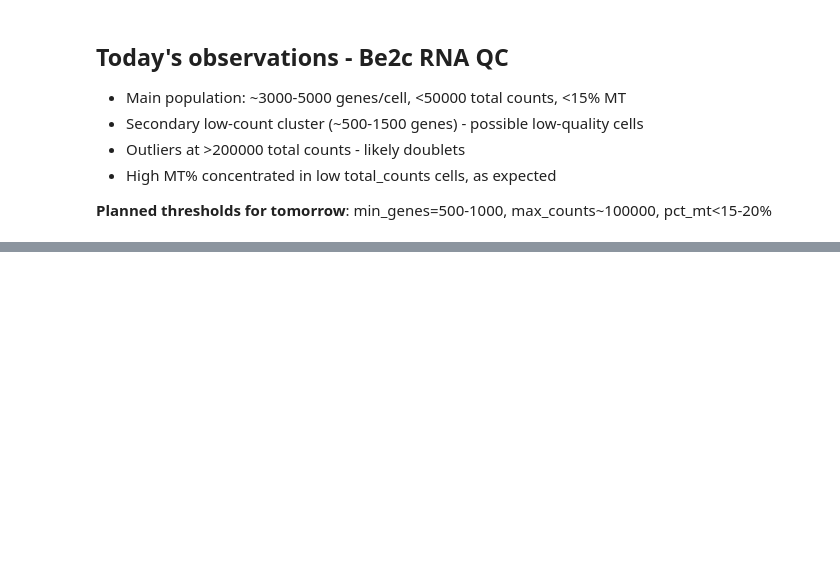
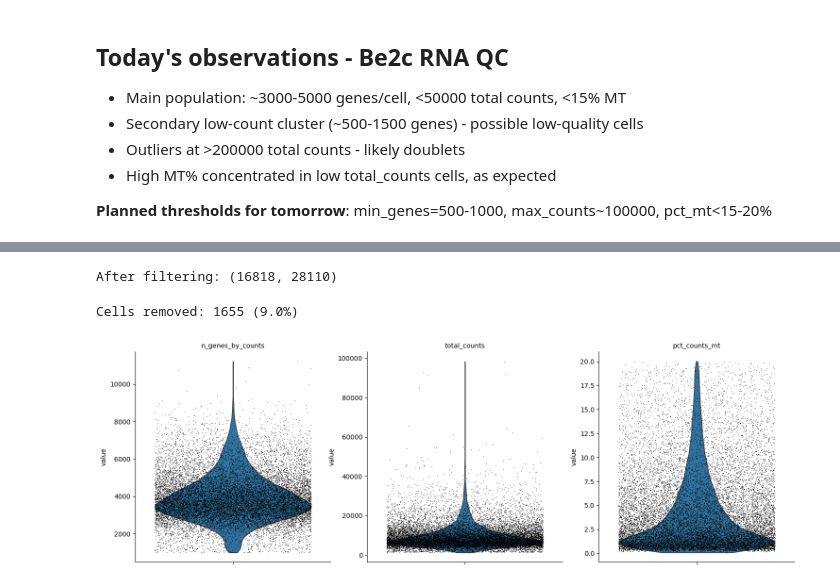
Before and after one commit to matthewniu333/neuroblastoma-multiome, a Jupyter notebook: notebooks/rna_preprocessing.ipynb, the cells around one changed output, grey strips where cells are left out. Drawn from its saved outputs; the diff is of its cells as text; code cells hidden in the pictures; blank space fills up the shorter version.

```diff
--- a/notebooks/rna_preprocessing.ipynb
+++ b/notebooks/rna_preprocessing.ipynb
@@ -80,0 +100,16 @@ plt.show()
+# %%
+#Filter based on QC metrics
+adata = adata[adata.obs.total_counts < 100000].copy()
+adata = adata[adata.obs.pct_counts_mt < 20].copy()
+
+print(f"After filtering: {adata.shape}")
+# %% [output]
+After filtering: (16818, 28110)
+# %%
+print(f"Cells removed: {18473 - adata.n_obs} ({(18473 - adata.n_obs)/18473*100:.1f}%)")
+# %% [output]
+Cells removed: 1655 (9.0%)
+# %%
+sc.pl.violin(adata, ['n_genes_by_counts', 'total_counts', 'pct_counts_mt'], jitter = 0.4, multi_panel = True)
+# %% [output]
+[figure, added]
```
Also changed, not shown: parts of 5 cells of this notebook.
